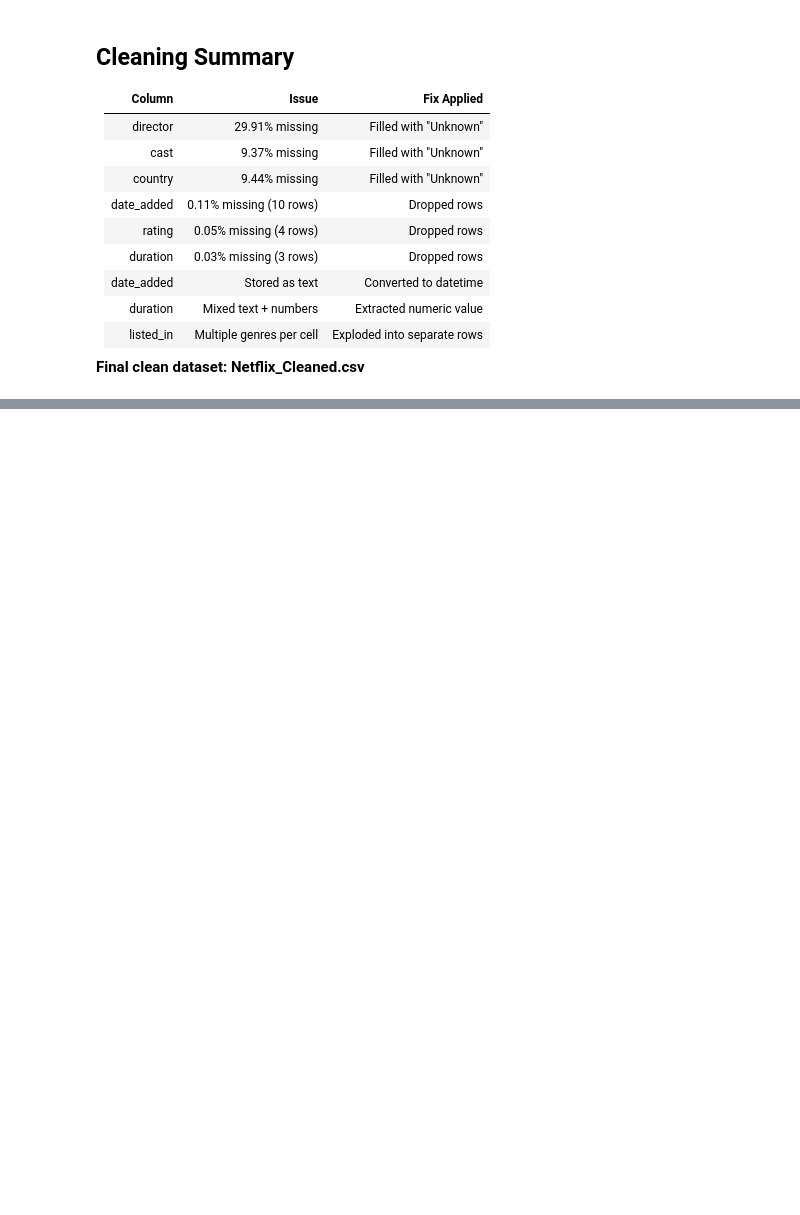
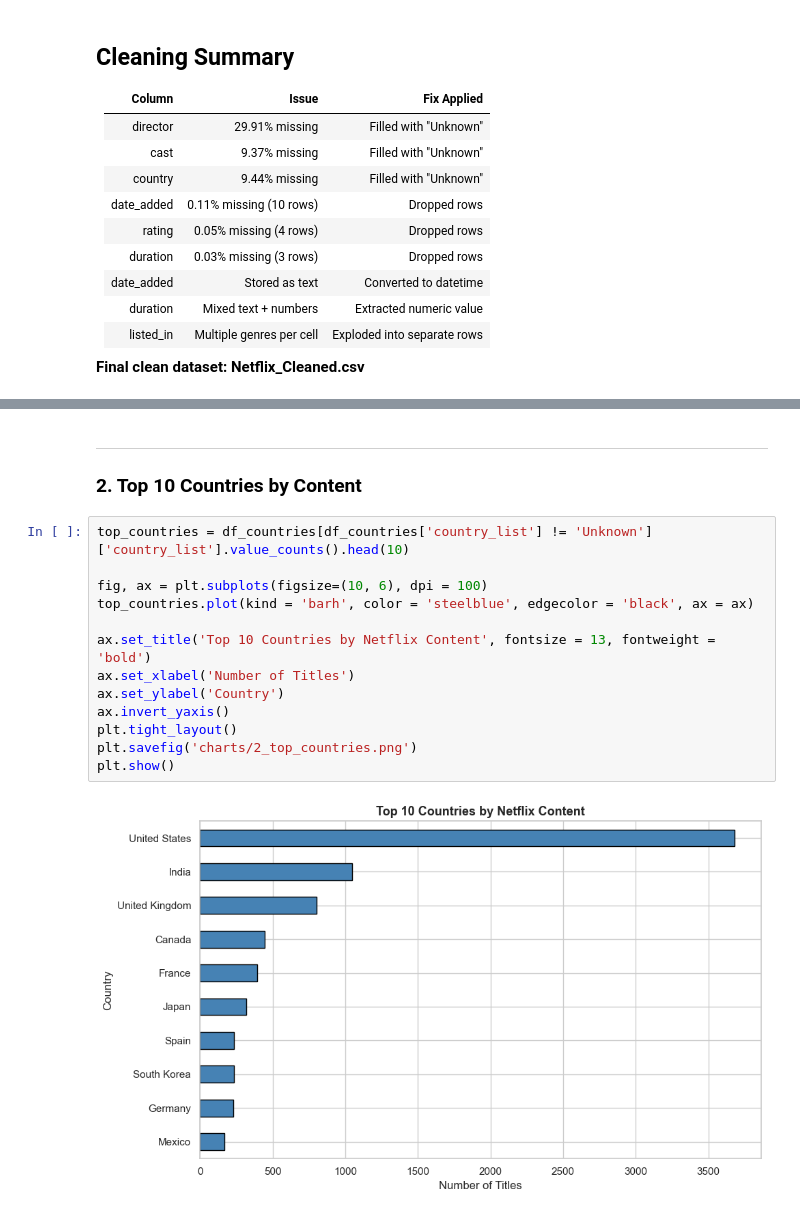
Before and after one commit to kushagr-a522/Netflix-Content-Analysis, a Jupyter notebook: Netflix_analysis.ipynb, the cells around one changed output, grey strips where cells are left out. Drawn from its saved outputs; the diff is of its cells as text; blank space fills up the shorter version.

```diff
--- a/Netflix_analysis.ipynb
+++ b/Netflix_analysis.ipynb
@@ -447,0 +511,18 @@ Final shape: (8790, 18)
+# %% [markdown]
+---
+### 2. Top 10 Countries by Content
+# %%
+top_countries = df_countries[df_countries['country_list'] != 'Unknown']['country_list'].value_counts().head(10)
+
+fig, ax = plt.subplots(figsize=(10, 6), dpi = 100)
+top_countries.plot(kind = 'barh', color = 'steelblue', edgecolor = 'black', ax = ax)
+
+ax.set_title('Top 10 Countries by Netflix Content', fontsize = 13, fontweight = 'bold')
+ax.set_xlabel('Number of Titles')
+ax.set_ylabel('Country')
+ax.invert_yaxis()
+plt.tight_layout()
+plt.savefig('charts/2_top_countries.png')
+plt.show()
+# %% [output]
+[figure, added]
```
Also changed, not shown: parts of 39 cells of this notebook.
